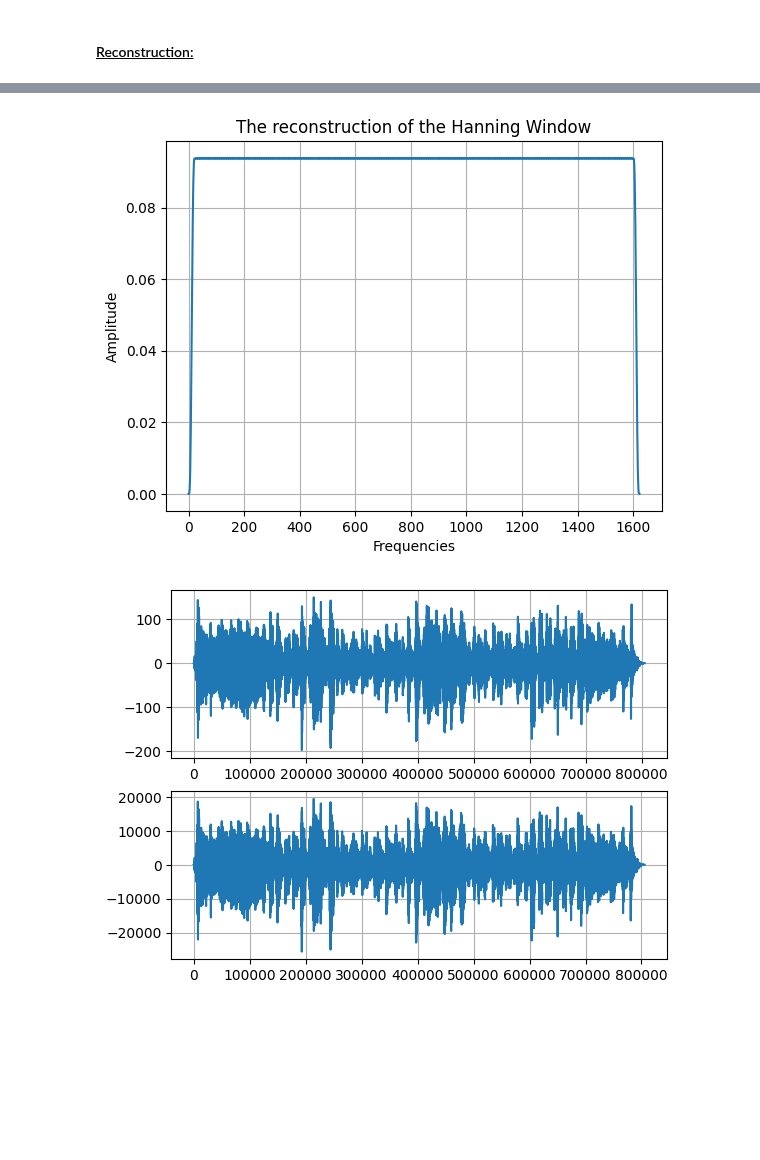
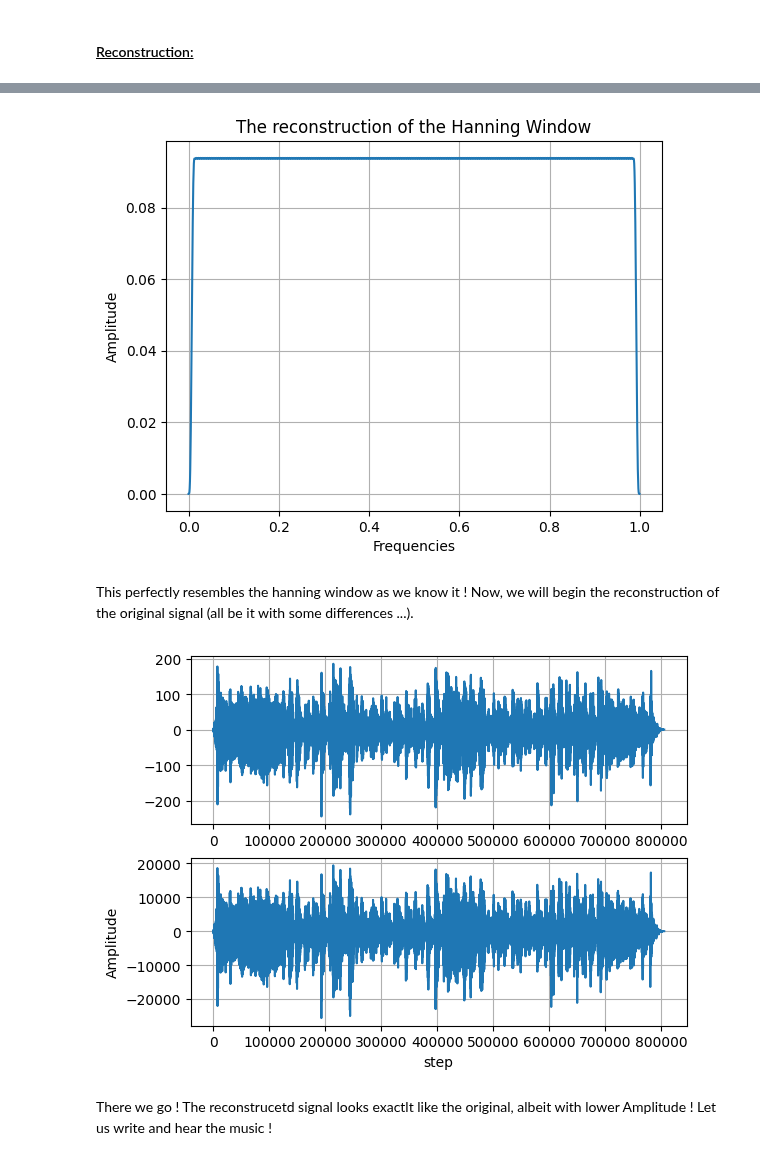
Before and after one commit to KHOUTAIBI/TSIA-TP, a Jupyter notebook: TP-rendu-signal.ipynb, the cells around one changed output, grey strips where cells are left out. Cells and saved outputs as stored; diff of their text form; code cells hidden in the pictures; blank space fills up the shorter version.

```diff
--- a/TP-rendu-signal.ipynb
+++ b/TP-rendu-signal.ipynb
@@ -337,7 +337,7 @@ Nt = Nt.astype(int)
 y = np.zeros((N,1)) # signal de synthèse
 
 if affich:
-    Xtilde = np.zeros((L,Nt),dtype=complex)
+    Xtilde = np.zeros((M,Nt),dtype=complex)
 
 ########################################## Main Loop ########################################
 
@@ -345,7 +345,7 @@ for u in np.arange(0,Nt).reshape(-1): # boucle sur les trames
     deb = u * R + 1 # début de trame
     fin = deb + Nw # fin de trame
     tx = np.multiply(x[np.arange(deb.astype(int),fin.astype(int))],w) # calcul de la trame
-    X = np.fft.fft(tx,L) # tfd à l'instant b
+    X = np.fft.fft(tx,M) # tfd à l'instant b
     if affich:
         Xtilde[:,u] = X
     # opérations de transformation (sur la partie \nu > 0)
@@ -459,49 +468,71 @@ H = np.sum(w)
 
 h = w/np.sqrt(H)
 Hanning = ola(h**2, int(0.25*M),200)
+indexes = np.arange(len(Hanning))
 plt.grid()
-plt.plot(Hanning)
+plt.plot(indexes/len(Hanning),Hanning)
 plt.xlabel('Frequencies')
 plt.title("The reconstruction of the Hanning Window")
 plt.ylabel('Amplitude')
 plt.show()
 # %% [output]
-[figure, old version]
+[figure, new version]
+# %% [markdown]
+This perfectly resembles the hanning window as we know it ! Now, we will begin the reconstruction of the original signal (all be it with some differences ...).
 # %%
+# This here wil reconstrcut the signal
+
 N = x.shape[0] # % longueur du signal
+
+#We will give a width of 16 to our signal
 Nw = 16
+
+#Here we have the Hanning window of width Nw
 w = np.hanning(Nw) # définition de la fenetre d'analyse
 ws = w.copy; # définition de la fenêtre de synthèse
-R =1 # incrément sur les temps d'analyse, appelé hop size, t_a=uR
+
+
+#Take M = 32 Here
+R = 1 # incrément sur les temps d'analyse, appelé hop size, t_a=uR
 M = 32 # ordre de la tfd
 L = int(M/2 + 1) #Channels
+
+
 affich = 1 ; # pour affichage du spectrogramme, 0 pour
              # pour faire analyse/modif/synthèse sans affichage
              # note: cf. spectrogram sous Matlab
 Nt = np.rint((N - Nw) / R) # calcul du nombre de tfd à calculer
 Nt = Nt.astype(int)
 
 
-#signal reconstruction
+#signal reconstruction, This is the y_s in the previous function
 y_s = np.zeros(Xtilde.shape)
 
 for u in range(Xtilde.shape[1]) :
-    y_s[:, u] = np.fft.ifft((Xtilde[:, u]),L) * h
+    y_s[:, u] = np.fft.ifft((Xtilde[:, u]),M) * h
 
+#Here we have the reconstructed signal
 reconstruction = np.zeros(Nw + y_s.shape[1])
 
+#Here we will reconstruct the signal using the Previous Method that we have proven
 for k in np.arange(0, y_s.shape[1]).reshape(-1) :
     deb = k*R
     fin = deb + Nw
     reconstruction[np.arange(deb, fin)] = reconstruction[np.arange(deb, fin)] + y_s[:Nw, k]
 
+#PLotting the result
 fig , ax = plt.subplots(2)
 ax[0].grid()
 ax[1].grid()
-ax[0].plot(reconstruction, label="reconstructed sinal")
+ax[0].plot(np.real(reconstruction), label="reconstructed sinal")
 ax[1].plot(x, label='real signal')
+plt.xlabel('step')
+plt.ylabel('Amplitude')
+plt.legend()
 plt.show()
 # %% [output]
-[figure, old version]
+[figure, new version]
+# %% [markdown]
+There we go ! The reconstrucetd signal looks exactlt like the original, albeit with lower Amplitude ! Let us write and hear the music !
 # %%
 write('reconstructed_noise.wav', Fs, np.array(np.real(reconstruction), dtype=np.int16)) # to write a new wave file
```
Also changed, not shown: parts of 8 cells of this notebook, 2 other files.
